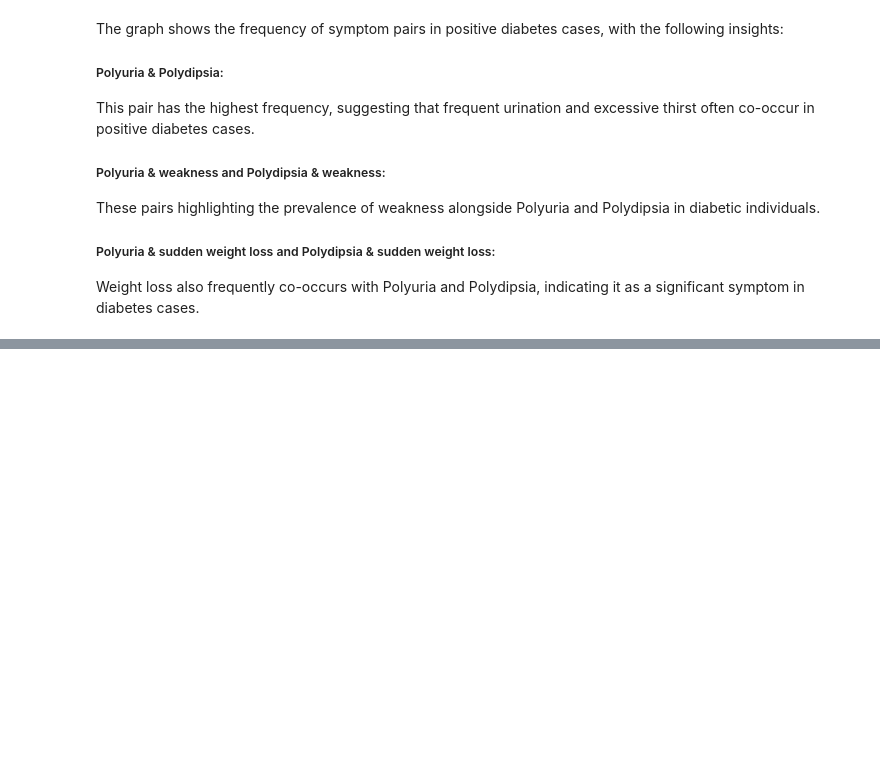
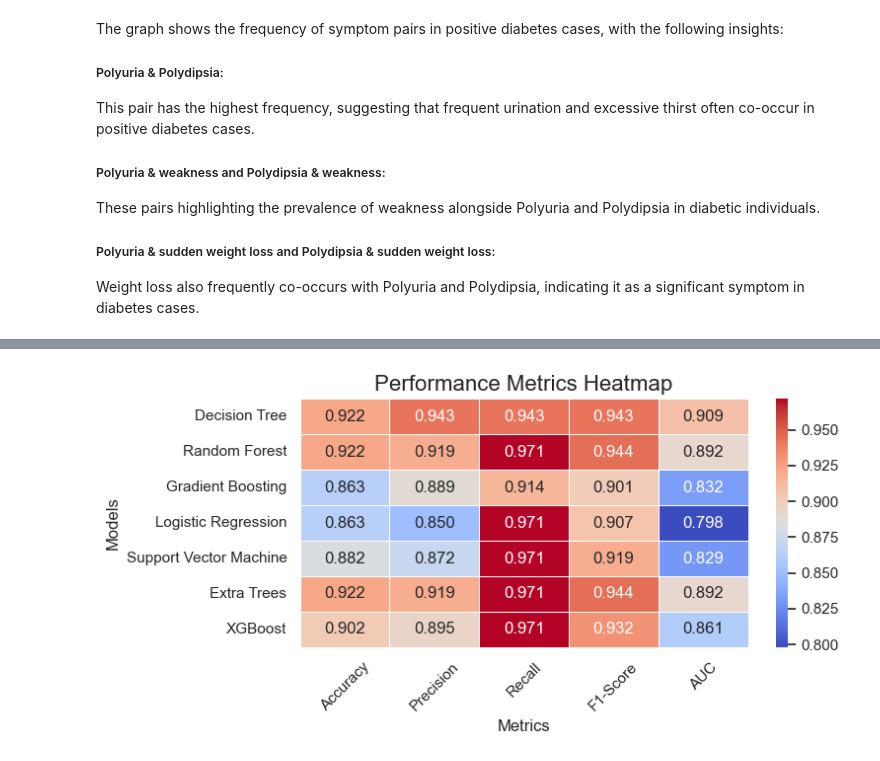
Before and after one commit to charitha-duvvuru/charitha-GlucoSense-Infy-Nov24, a Jupyter notebook: Modelling.ipynb, the cells around one changed output, grey strips where cells are left out. Saved outputs shown, nothing was run; the diff lists cells and outputs as text; code cells hidden in the pictures; blank space fills up the shorter version.

```diff
--- a/EDA.ipynb
+++ b/Modelling.ipynb
@@ -466,0 +614,3 @@ Weight loss also frequently co-occurs with Polyuria and Polydipsia, indicating i
+# %%
+X=data.drop(columns=['class'])
+y=data['class']
@@ -466,0 +619,2 @@ Weight loss also frequently co-occurs with Polyuria and Polydipsia, indicating i
+# %%
+X_train, X_test, y_train, y_test = train_test_split(X, y, test_size=0.2, random_state=42)
@@ -466,0 +707,26 @@ Weight loss also frequently co-occurs with Polyuria and Polydipsia, indicating i
+# %%
+results = []
+for name, model in models.items():
+    print(f"Tuning hyperparameters for {name}...")
+    if name in tuning_params:
+        grid_search = GridSearchCV(estimator=model, param_grid=tuning_params[name], cv=5, scoring='f1', n_jobs=-1, verbose=1)
+        grid_search.fit(X_train, y_train)
+        best_model = grid_search.best_estimator_
+        print(f"Best parameters for {name}: {grid_search.best_params_}")
+    else:
+        best_model = model
+        best_model.fit(X_train, y_train)
+    y_pred = best_model.predict(X_test)
+    accuracy = accuracy_score(y_test, y_pred)
+    precision = precision_score(y_test, y_pred)
+    recall = recall_score(y_test, y_pred)
+    f1 = f1_score(y_test, y_pred)
+    auc = roc_auc_score(y_test, y_pred)
+    results.append({
+        "Model": name,
+        "Accuracy": accuracy,
+        "Precision": precision,
+        "Recall": recall,
+        "F1-Score": f1,
+        "AUC":auc
+    })
@@ -466,0 +788,3 @@ Weight loss also frequently co-occurs with Polyuria and Polydipsia, indicating i
+# %%
+res=pd.DataFrame(results)
+res
@@ -466,0 +800,12 @@ Weight loss also frequently co-occurs with Polyuria and Polydipsia, indicating i
+# %%
+heatmap_data = res.set_index('Model')[['Accuracy', 'Precision', 'Recall', 'F1-Score', 'AUC']]
+plt.figure(figsize=(8, 4))
+sns.heatmap(heatmap_data, annot=True, cmap='coolwarm', fmt='.3f', linewidths=0.5)
+plt.title("Performance Metrics Heatmap", fontsize=16)
+plt.ylabel("Models", fontsize=12)
+plt.xlabel("Metrics", fontsize=12)
+plt.xticks(rotation=45)
+plt.tight_layout()
+plt.show()
+# %% [output]
+[figure, added]
```
Also changed, not shown: parts of 59 cells of this notebook.
